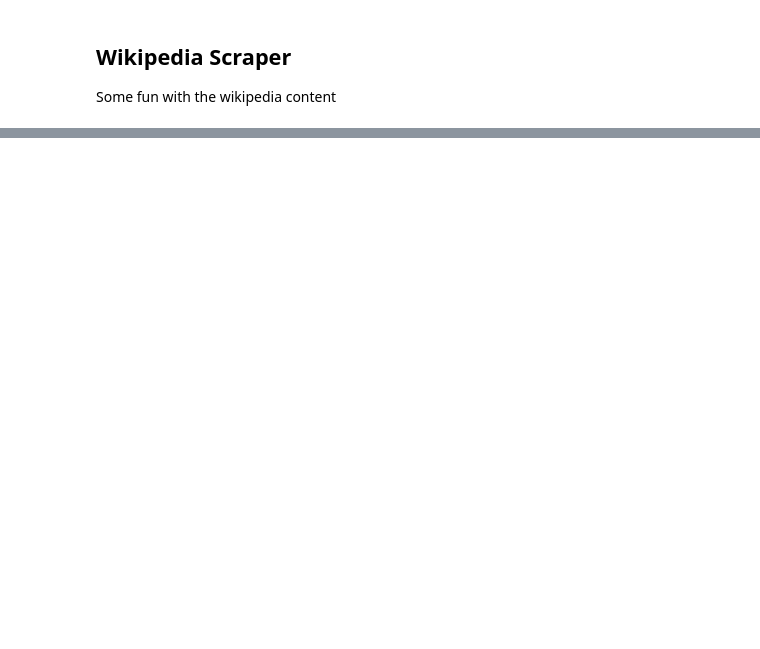
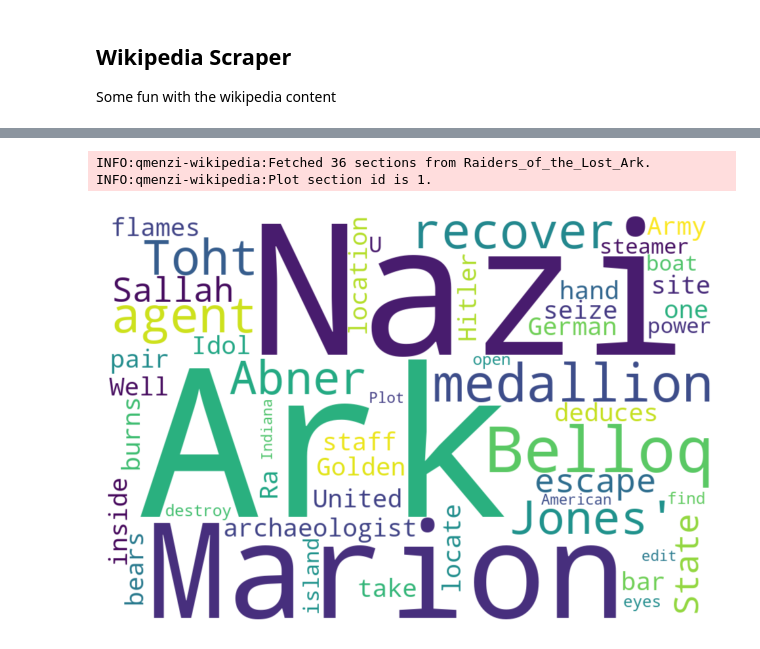
Before and after one commit to asmyczek/qmenzi, a Jupyter notebook: example_wikipedia.ipynb, the cells around one changed output, grey strips where cells are left out. Cells and saved outputs as stored; diff of their text form; code cells hidden in the pictures; blank space fills up the shorter version.

```diff
--- a/example_wikipedia.ipynb
+++ b/example_wikipedia.ipynb
@@ -13 +28,9 @@ create_wordcloud_for_content(content).show()
+# %%
+# Quiz: generate a word cloud from a movie plot excluding the apparent keywords, guess the movie from the word cloud
+jones = wiki.get_page_section_by_section_name('Raiders_of_the_Lost_Ark', 'Plot')
+create_wordcloud_for_content(jones, filter_words=['Jones']).show()
+# %% [output]
+INFO:qmenzi-wikipedia:Fetched 36 sections from Raiders_of_the_Lost_Ark.
+INFO:qmenzi-wikipedia:Plot section id is 1.
+[figure, added]
 # %%
```
Also changed, not shown: parts of 5 cells of this notebook, 2 other files.
